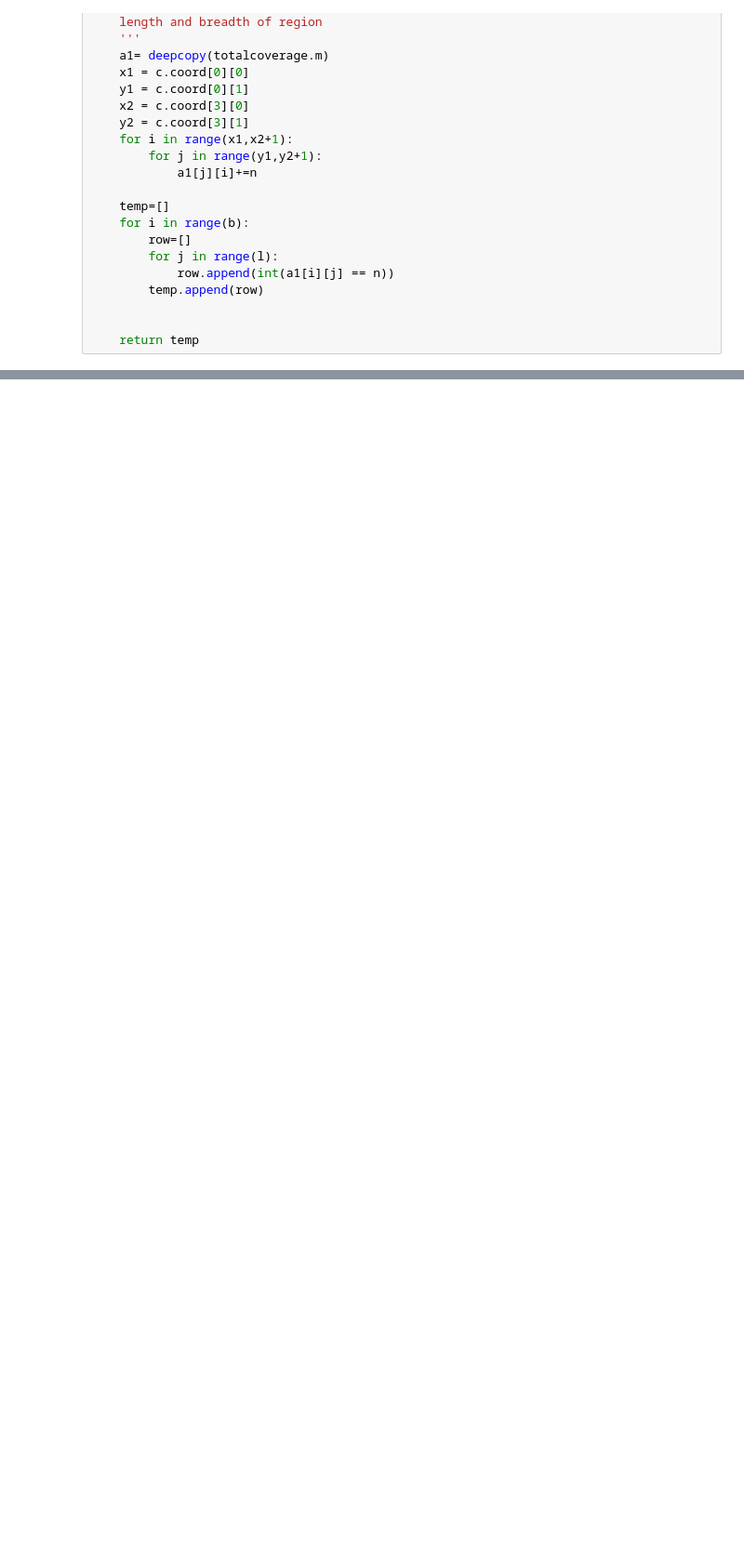
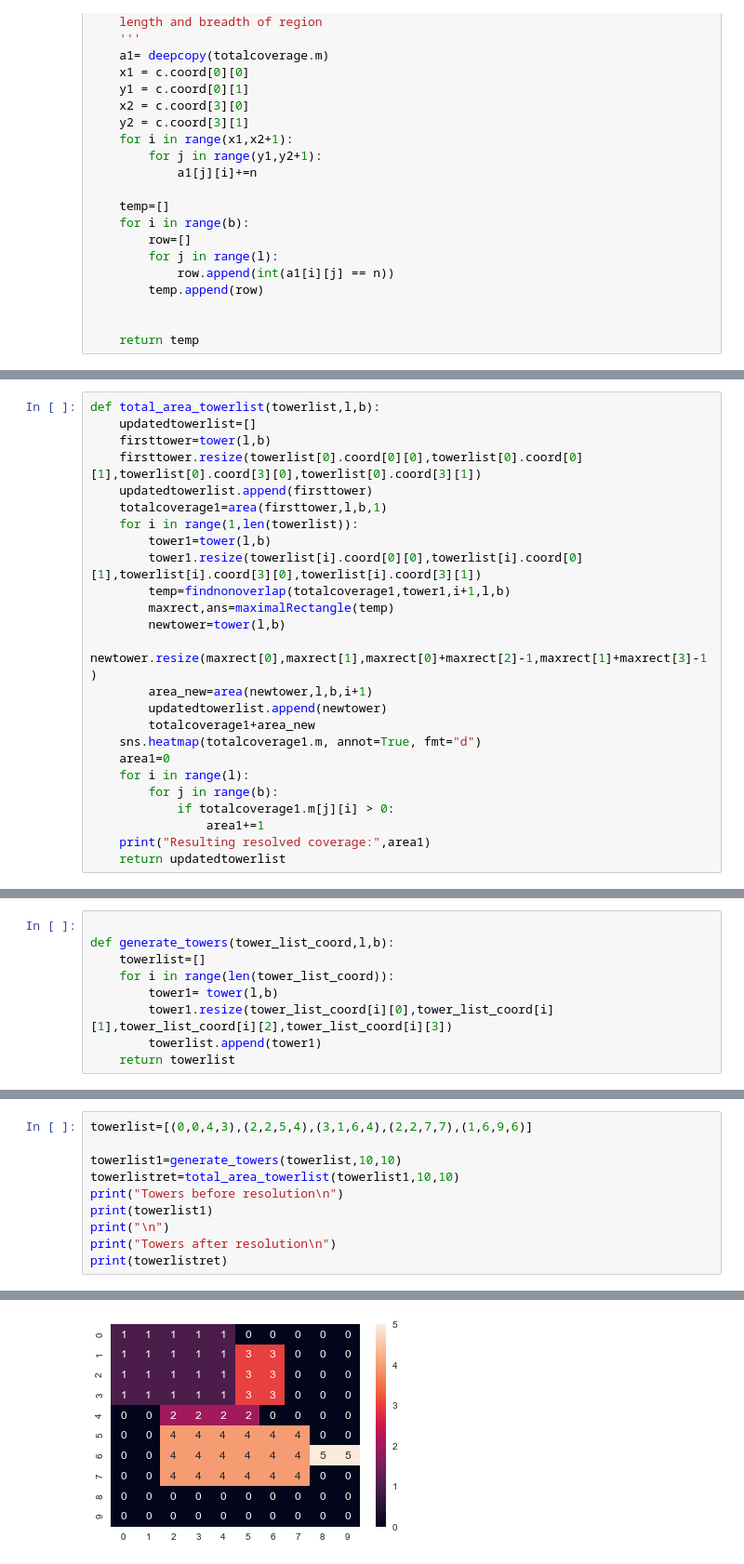
Before and after one commit to UnnikrishnanSivaprasad/ECE143individual, a Jupyter notebook: assignment.ipynb, the cells around one changed output, grey strips where cells are left out. Shown: that part at 93% size. Drawn from its saved outputs; the diff is of its cells as text; blank space fills up the shorter version.

```diff
--- a/assignment.ipynb
+++ b/assignment.ipynb
@@ -135,3 +174,28 @@ def areacov(n,l,b):
             area_new=area(newtower,l,b,i+1)
             totalcoverage+area_new
     return totalcoverage,tower1,tower2
+# %%
+def total_area_towerlist(towerlist,l,b):
+    updatedtowerlist=[]
+    firsttower=tower(l,b)
+    firsttower.resize(towerlist[0].coord[0][0],towerlist[0].coord[0][1],towerlist[0].coord[3][0],towerlist[0].coord[3][1])
+    updatedtowerlist.append(firsttower)
+    totalcoverage1=area(firsttower,l,b,1)
+    for i in range(1,len(towerlist)):
+        tower1=tower(l,b)
+        tower1.resize(towerlist[i].coord[0][0],towerlist[i].coord[0][1],towerlist[i].coord[3][0],towerlist[i].coord[3][1])
+        temp=findnonoverlap(totalcoverage1,tower1,i+1,l,b)
+        maxrect,ans=maximalRectangle(temp)
+        newtower=tower(l,b)
+        newtower.resize(maxrect[0],maxrect[1],maxrect[0]+maxrect[2]-1,maxrect[1]+maxrect[3]-1)
+        area_new=area(newtower,l,b,i+1)
+        updatedtowerlist.append(newtower)
+        totalcoverage1+area_new
+    sns.heatmap(totalcoverage1.m, annot=True, fmt="d")
+    area1=0
+    for i in range(l):
+        for j in range(b):
+            if totalcoverage1.m[j][i] > 0:
+                area1+=1
+    print("Resulting resolved coverage:",area1)
+    return updatedtowerlist
@@ -137,0 +209,9 @@ def areacov(n,l,b):
+# %%
+
+def generate_towers(tower_list_coord,l,b):
+    towerlist=[]
+    for i in range(len(tower_list_coord)):
+        tower1= tower(l,b)
+        tower1.resize(tower_list_coord[i][0],tower_list_coord[i][1],tower_list_coord[i][2],tower_list_coord[i][3])
+        towerlist.append(tower1)
+    return towerlist
@@ -137,0 +224,11 @@ def areacov(n,l,b):
+# %%
+towerlist=[(0,0,4,3),(2,2,5,4),(3,1,6,4),(2,2,7,7),(1,6,9,6)]
+
+towerlist1=generate_towers(towerlist,10,10)
+towerlistret=total_area_towerlist(towerlist1,10,10)
+print("Towers before resolution\n")
+print(towerlist1)
+print("\n")
+print("Towers after resolution\n")
+print(towerlistret)
+# %% [output]
@@ -137,0 +244 @@ def areacov(n,l,b):
+[figure, added]
```
Also changed, not shown: parts of 44 cells of this notebook.
